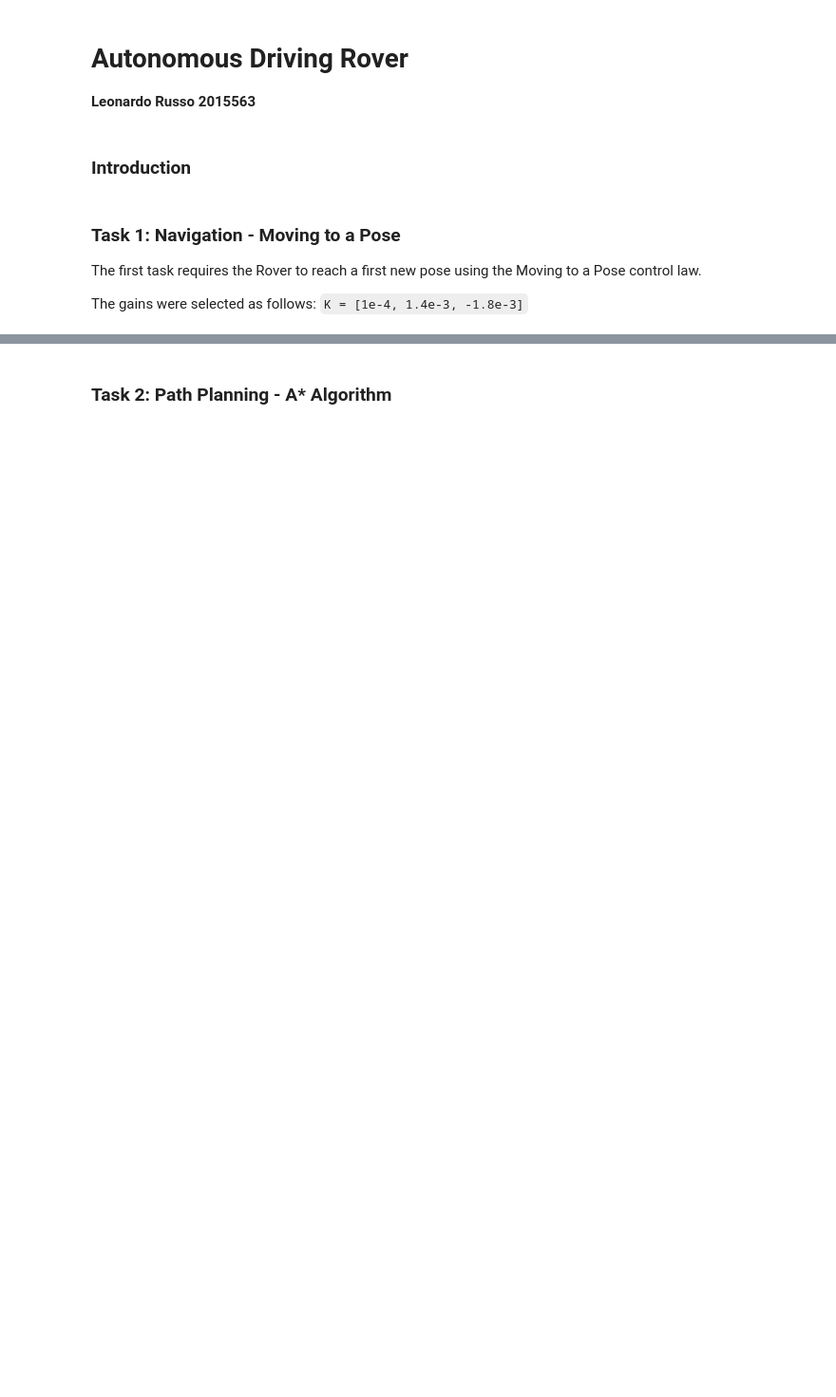
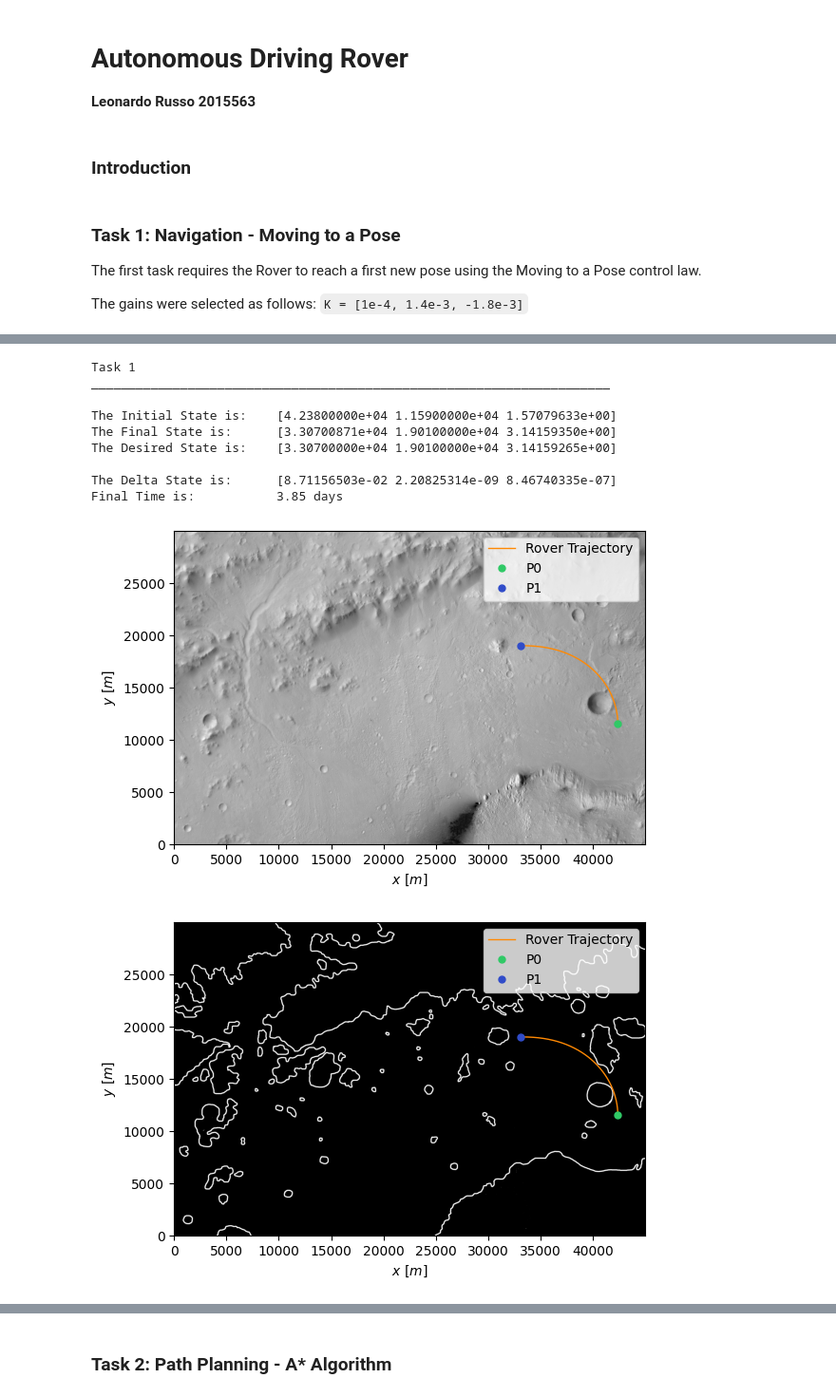
Before and after one commit to Leonardo-Russo/Autonomous-Driving-Rover, a Jupyter notebook: notebook.ipynb, the cells around one changed output, grey strips where cells are left out. Shown at 95% size. Drawn from its saved outputs; the diff is of its cells as text; code cells hidden in the pictures; blank space fills up the shorter version.

```diff
--- a/notebook.ipynb
+++ b/notebook.ipynb
@@ -215,0 +131,72 @@ Final Time is:           4.68 days
+# %%
+# Print Results
+print('\nTask 1\n' + '_' * 70, '\n\nThe Initial State is:\t', P0)
+print('The Final State is:\t', P[:, -1])
+print('The Desired State is:\t', P1)
+print('\nThe Delta State is:\t', P[:, -1] - P1)
+print('Final Time is:\t\t {:.2f} days'.format(sec2days(tspan[-1])))
+
+# Show Trajectory in Map
+plt.figure()
+plot_map(map_image, Xvec, Yvec)
+plt.plot(P[0, :], P[1, :], '#ff8903', linestyle='-', linewidth=1, label='Rover Trajectory')
+plt.plot(P0[0], P0[1], linestyle='none', marker='.', markersize=10, color='#30c966', label='P0')
+plt.plot(P1[0], P1[1], linestyle='none', marker='.', markersize=10, color='#304cc9', label='P1')
+plt.xlabel(r'$x \ [m]$')
+plt.ylabel(r'$y \ [m]$')
+plt.gca().set_aspect('equal', adjustable='box')
+plt.legend()
+plt.savefig('Images/nav_traj.jpg', format='jpg', dpi=figres)
+plt.show()
+
+# Show Trajectory in Obstacle Map
+plt.figure()
+plt.imshow(obstacleMap, cmap='gray', extent=(Xvec[0], Xvec[-1], Yvec[-1], Yvec[0]))
+plt.plot(P[0, :], P[1, :], '#ff8903', linestyle='-', linewidth=1, label='Rover Trajectory')
+plt.plot(P0[0], P0[1], linestyle='none', marker='.', markersize=10, color='#30c966', label='P0')
+plt.plot(P1[0], P1[1], linestyle='none', marker='.', markersize=10, color='#304cc9', label='P1')
+plt.xlabel(r'$x \ [m]$')
+plt.ylabel(r'$y \ [m]$')
+plt.gca().set_aspect('equal', adjustable='box')
+plt.legend()
+plt.savefig('Images/nav_traj_obst.jpg', format='jpg', dpi=figres)
+plt.show()
+
+
+# Visualize the Linear Velocity
+plt.figure()
+plt.plot(tspan/60**2, u[0, :], label='v')
+plt.xlabel(r'$t \ [hrs]$')
+plt.ylabel(r'$v \ [m/s]$')
+plt.grid(True)
+plt.savefig('Images/v.jpg', format='jpg', dpi=figres)
+plt.show()
+
+# Visualize the Heading Angle
+plt.figure()
+plt.plot(tspan/60**2, P[2, :], label='theta')
+plt.xlabel(r'$t \ [hrs]$')
+plt.ylabel(r'$\theta \ [rad]$')
+plt.grid(True)
+plt.savefig('Images/theta.jpg', format='jpg', dpi=figres)
+plt.show()
+
+# Visualize the Angular Velocity
+plt.plot(tspan/60**2, u[1, :], label='omega')
+plt.xlabel(r'$t \ [hrs]$')
+plt.ylabel(r'$\omega \ [rad/s]$')
+plt.grid(True)
+plt.savefig('Images/omega.jpg', format='jpg', dpi=figres)
+plt.show()
+# %% [output]
+Task 1
+______________________________________________________________________
+
+The Initial State is:    [4.23800000e+04 1.15900000e+04 1.57079633e+00]
+The Final State is:      [3.30700871e+04 1.90100000e+04 3.14159350e+00]
+The Desired State is:    [3.30700000e+04 1.90100000e+04 3.14159265e+00]
+
+The Delta State is:      [8.71156503e-02 2.20825314e-09 8.46740335e-07]
+Final Time is:           3.85 days
+[figure, added]
+[figure, added]
```
Also changed, not shown: parts of 9 cells of this notebook, 14 other files.
